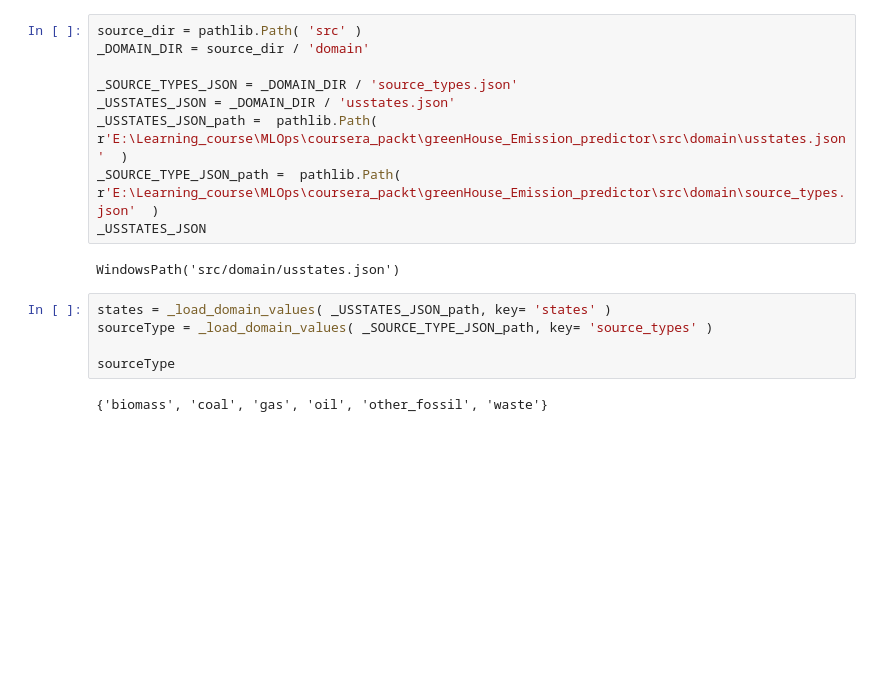
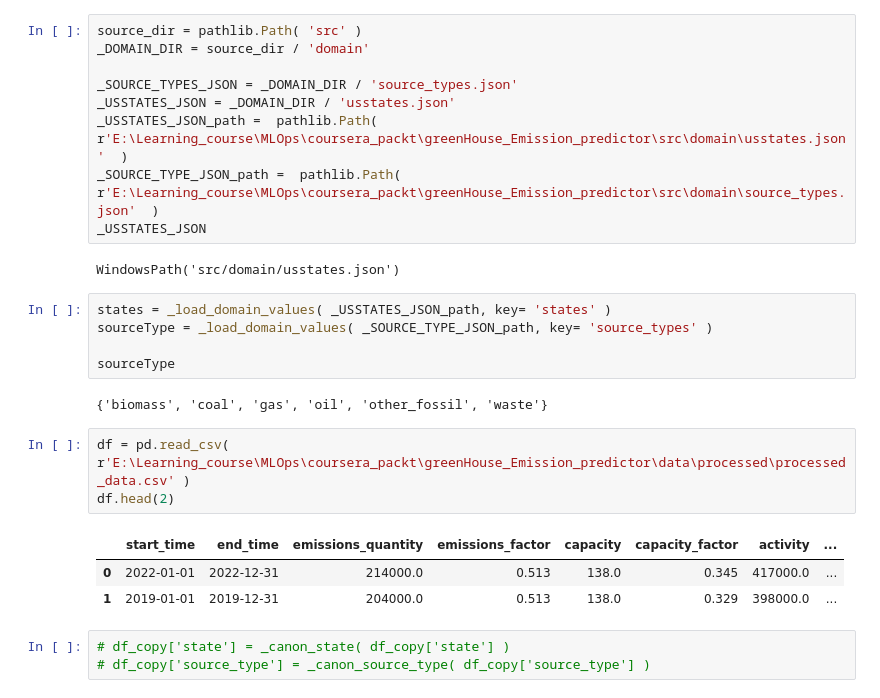
Before and after one commit to madhurdevkota/greenHouse_Emission_predictor_mlops, a Jupyter notebook: notebooks/development.ipynb, the cells around one changed output. Drawn from its saved outputs; the diff is of its cells as text; blank space fills up the shorter version.

```diff
--- a/notebooks/development.ipynb
+++ b/notebooks/development.ipynb
@@ -204,3 +201,13 @@ sourceType = _load_domain_values( _SOURCE_TYPE_JSON_path, key= 'source_types' )
 sourceType
 # %% [output]
 {'biomass', 'coal', 'gas', 'oil', 'other_fossil', 'waste'}
+# %%
+df = pd.read_csv( r'E:\Learning_course\MLOps\coursera_packt\greenHouse_Emission_predictor\data\processed\processed_data.csv' )
+df.head(2)
+# %% [output]
+|  | start_time | end_time | emissions_quantity | emissions_factor | capacity | capacity_factor | activity | ... |
+| 0 | 2022-01-01 | 2022-12-31 | 214000.0 | 0.513 | 138.0 | 0.345 | 417000.0 | ... |
+| 1 | 2019-01-01 | 2019-12-31 | 204000.0 | 0.513 | 138.0 | 0.329 | 398000.0 | ... |
+# %%
+# df_copy['state'] = _canon_state( df_copy['state'] )
+# df_copy['source_type'] = _canon_source_type( df_copy['source_type'] )
```
Also changed, not shown: parts of 3 cells of this notebook, 3 other files.
